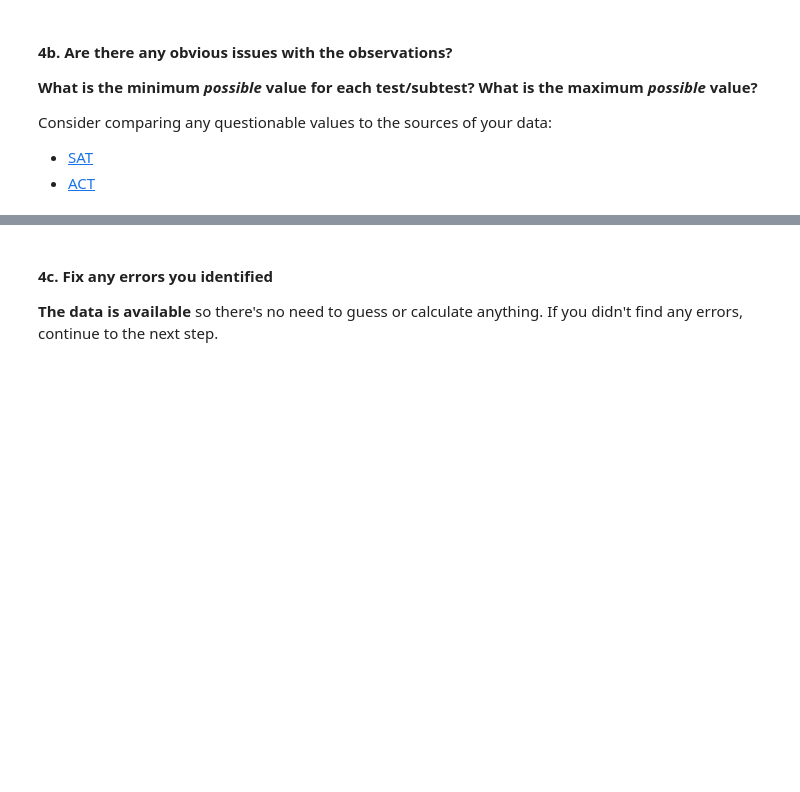
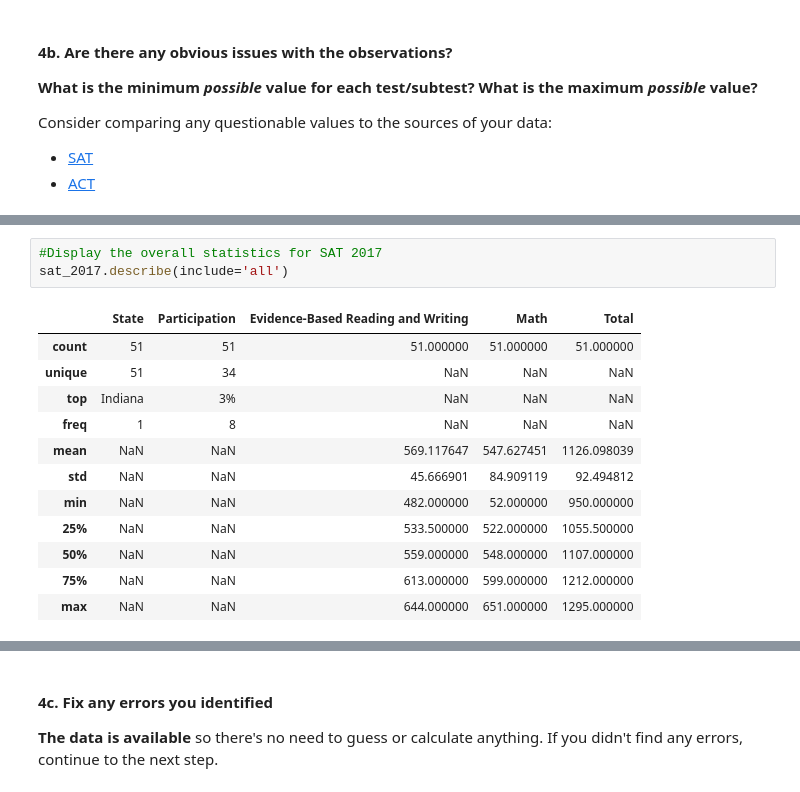
Before and after one commit to kongemily/DSI-Projects, a Jupyter notebook: Project1/code/starter-code_updated (final).ipynb, the cells around one changed output, grey strips where cells are left out. Drawn from its saved outputs; the diff is of its cells as text; blank space fills up the shorter version.

```diff
--- a/Project1/code/starter-code_updated (final).ipynb
+++ b/Project1/code/starter-code_updated (final).ipynb
@@ -141,0 +146,16 @@ dtype: object
+# %%
+#Display the overall statistics for SAT 2017
+sat_2017.describe(include='all')
+# %% [output]
+|  | State | Participation | Evidence-Based Reading and Writing | Math | Total |
+| count | 51 | 51 | 51.000000 | 51.000000 | 51.000000 |
+| unique | 51 | 34 | NaN | NaN | NaN |
+| top | Indiana | 3% | NaN | NaN | NaN |
+| freq | 1 | 8 | NaN | NaN | NaN |
+| mean | NaN | NaN | 569.117647 | 547.627451 | 1126.098039 |
+| std | NaN | NaN | 45.666901 | 84.909119 | 92.494812 |
+| min | NaN | NaN | 482.000000 | 52.000000 | 950.000000 |
+| 25% | NaN | NaN | 533.500000 | 522.000000 | 1055.500000 |
+| 50% | NaN | NaN | 559.000000 | 548.000000 | 1107.000000 |
+| 75% | NaN | NaN | 613.000000 | 599.000000 | 1212.000000 |
+| max | NaN | NaN | 644.000000 | 651.000000 | 1295.000000 |
```
Also changed, not shown: parts of 110 cells of this notebook, 2 other files.
